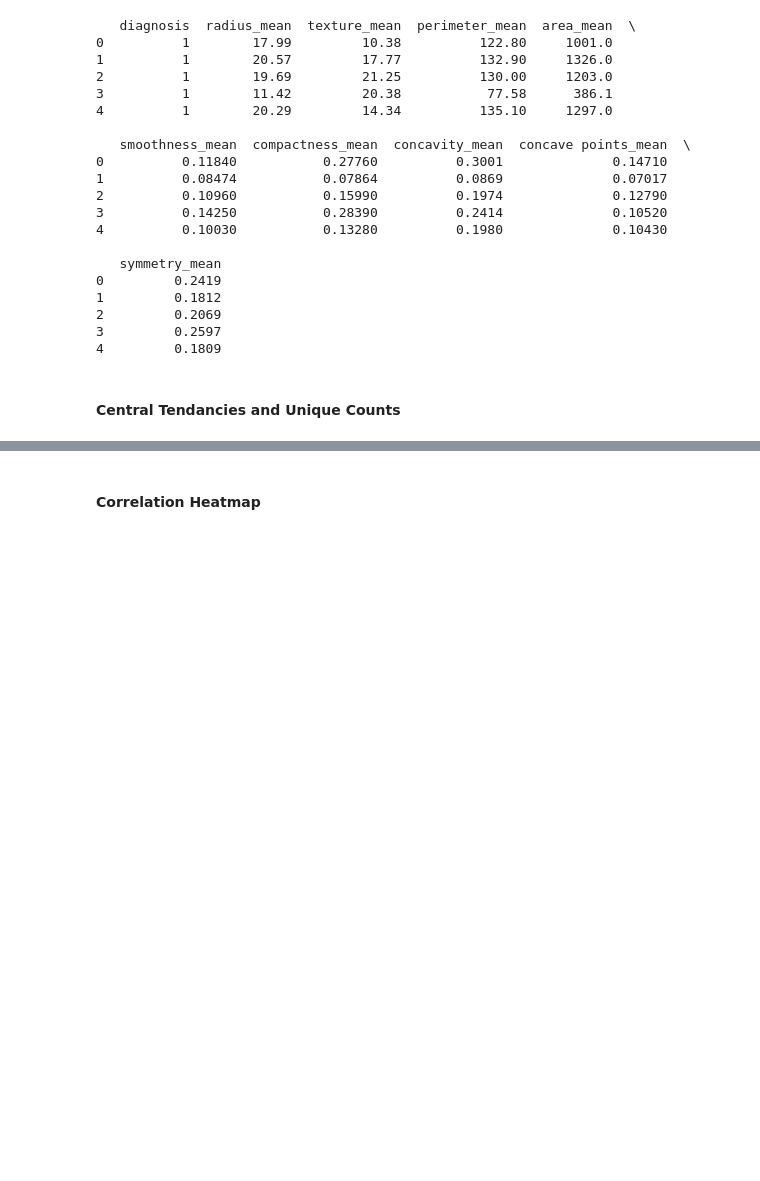
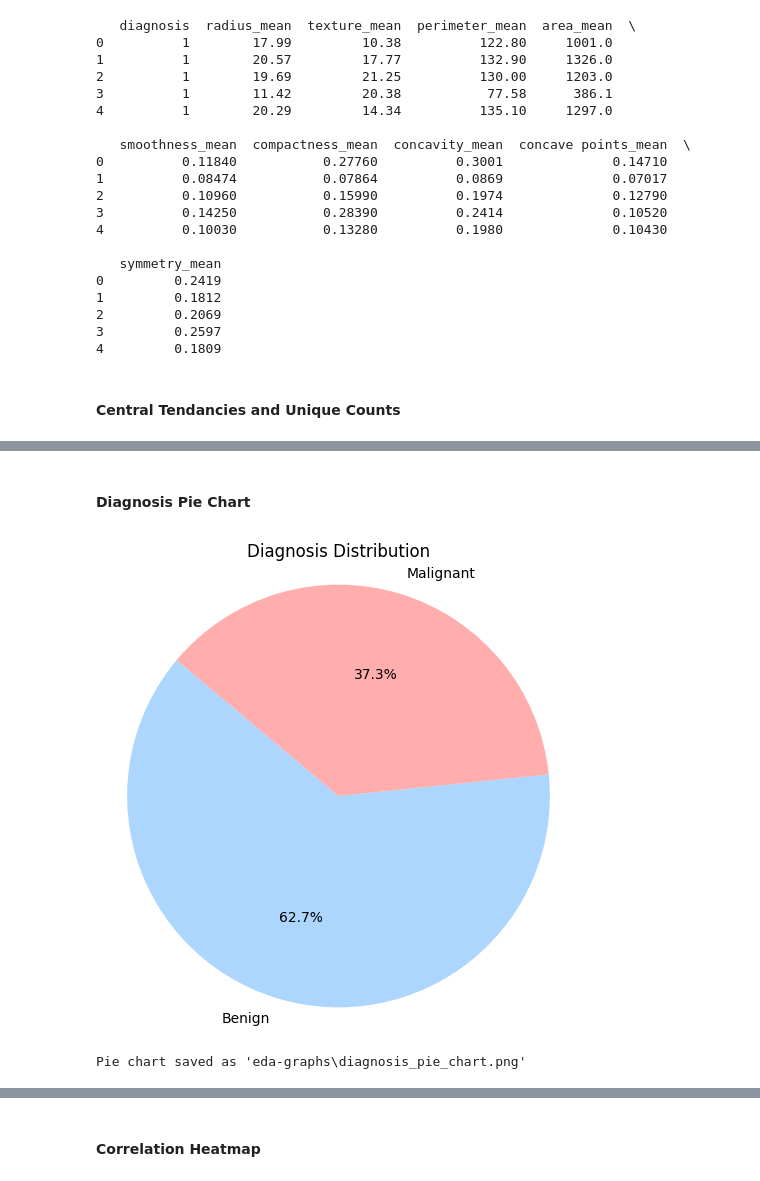
Before and after one commit to Bambee26/BGarfield_capstone, a Jupyter notebook: EDA_Jupyter.ipynb, the cells around one changed output, grey strips where cells are left out. Saved outputs shown, nothing was run; the diff lists cells and outputs as text; code cells hidden in the pictures; blank space fills up the shorter version.

```diff
--- a/EDA_Jupyter.ipynb
+++ b/EDA_Jupyter.ipynb
@@ -71,0 +114,31 @@ dtype: int64
+# %% [markdown]
+#### Diagnosis Pie Chart
+# %%
+# Create pie chart for diagnosis distribution
+plt.figure(figsize=(6, 6))
+labels = ['Benign', 'Malignant']
+sizes = unique_counts.values
+
+# Define colors with alpha for opacity
+colors = [(0.6, 0.8, 1, 0.8), (1, 0.6, 0.6, 0.8)]
+
+#explode = (0, 0.1)
+
+plt.pie(sizes, labels=labels, colors=colors, autopct='%1.1f%%', startangle=140)
+plt.title('Diagnosis Distribution')
+plt.axis('equal')  # Equal aspect ratio ensures that pie is drawn as a circle
+
+# Define the directory and filename for saving the pie chart
+output_folder = 'eda-graphs'
+os.makedirs(output_folder, exist_ok=True)
+pie_chart_path = os.path.join(output_folder, 'diagnosis_pie_chart.png')
+
+# Save the pie chart as an image file
+plt.savefig(pie_chart_path)
+plt.show()
+
+# Optionally, print the path where the pie chart is saved
+print(f"\nPie chart saved as '{pie_chart_path}'")
+# %% [output]
+[figure, added]
+Pie chart saved as 'eda-graphs\diagnosis_pie_chart.png'
```
Also changed, not shown: parts of 12 cells of this notebook, 6 other files.
